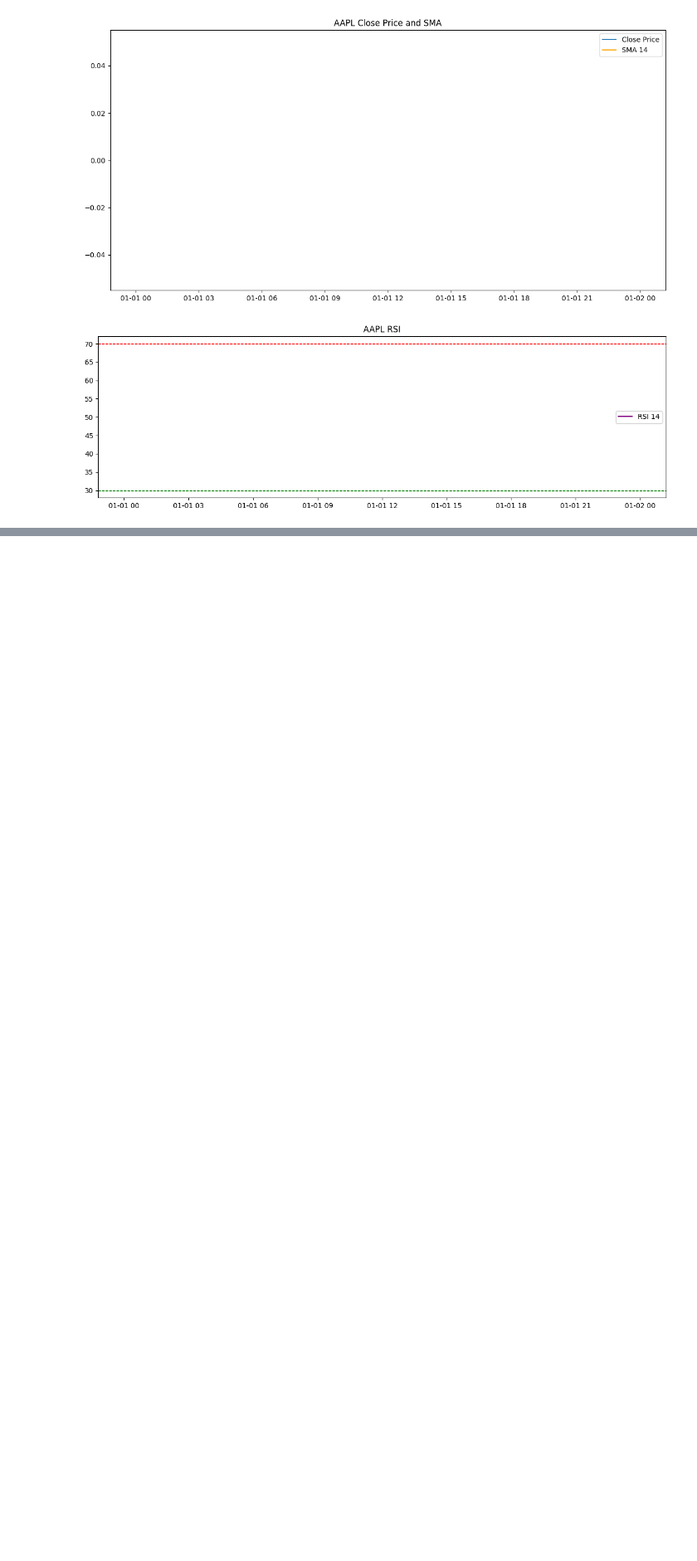
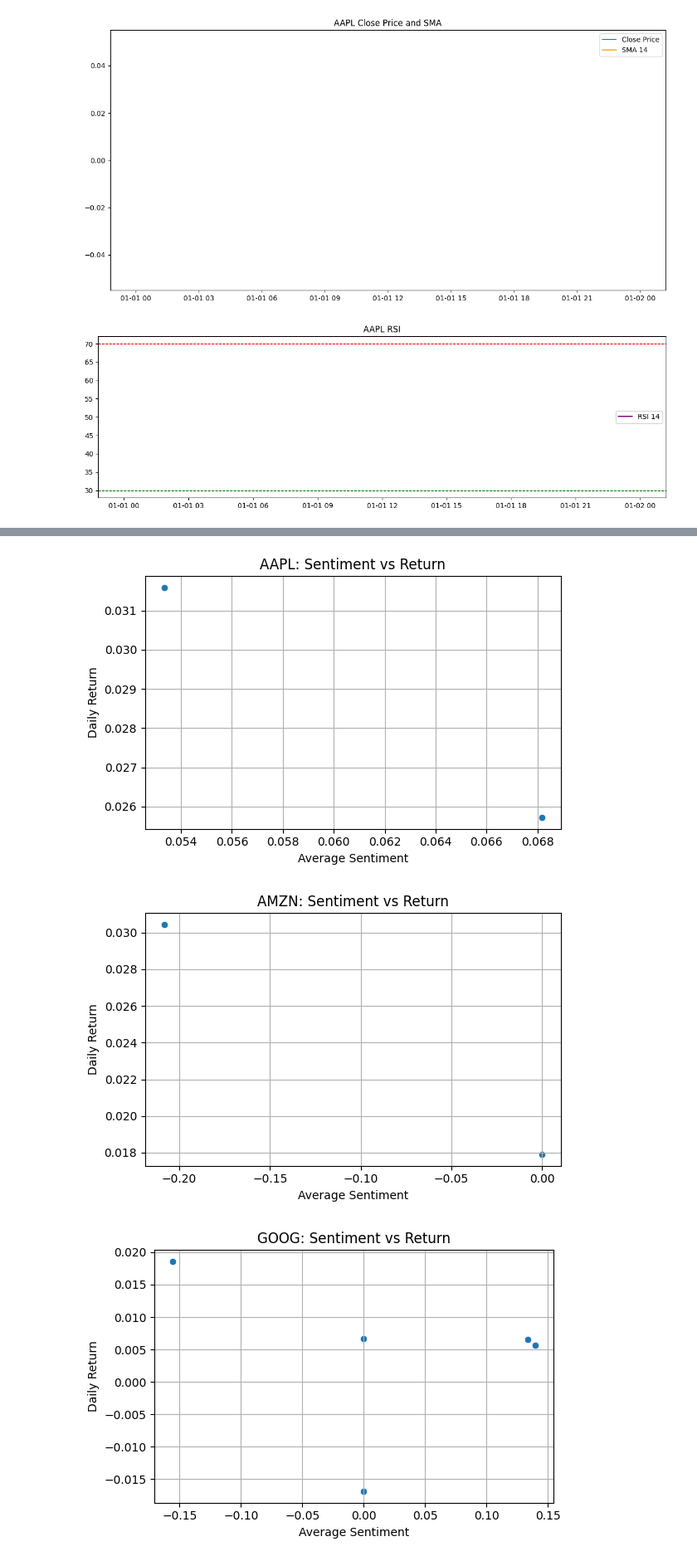
Before and after one commit to selkif/AIM-W1, a Jupyter notebook: notebooks/eda.ipynb, the cells around one changed output, grey strips where cells are left out. Shown at 83% size. Cells and saved outputs as stored; diff of their text form; code cells hidden in the pictures; blank space fills up the shorter version.

```diff
--- a/notebooks/eda.ipynb
+++ b/notebooks/eda.ipynb
@@ -148,0 +172,13 @@ plt.show()
+# %%
+# Group by stock and date
+daily_sentiment = df_news.groupby(['stock', 'date'])['sentiment'].mean().reset_index()
+daily_sentiment.columns = ['stock', 'date', 'avg_sentiment']
+# %%
+# Clean dates again
+daily_sentiment['date'] = pd.to_datetime(daily_sentiment['date']).dt.tz_localize(None).dt.normalize()
+df_all_tech['date'] = pd.to_datetime(df_all_tech['date']).dt.normalize()
+
+# Merge
+df_merged = pd.merge(daily_sentiment, df_all_tech, on=['stock', 'date'], how='inner')
+print("Merged shape:", df_merged.shape)
+print(df_merged.head())
@@ -148,0 +200,14 @@ plt.show()
+# %%
+# Drop duplicate stock-date rows (keep first)
+df_merged = df_merged.drop_duplicates(subset=['stock', 'date'])
+# %%
+results = []
+
+for stock, group in df_merged.groupby('stock'):
+    group = group.dropna(subset=['avg_sentiment', 'return'])
+    if len(group) > 1:
+        corr = group['avg_sentiment'].corr(group['return'])
+        results.append({'stock': stock, 'correlation': corr})
+
+correlations = pd.DataFrame(results)
+print(correlations)
@@ -148,0 +222,19 @@ plt.show()
+# %%
+
+
+for stock in df_merged['stock'].unique():
+    subset = df_merged[df_merged['stock'] == stock]
+
+    plt.figure(figsize=(6, 4))
+    sns.scatterplot(data=subset, x='avg_sentiment', y='return')
+    plt.title(f'{stock}: Sentiment vs Return')
+    plt.xlabel('Average Sentiment')
+    plt.ylabel('Daily Return')
+    plt.grid(True)
+    plt.tight_layout()
+    plt.savefig(f'../images/{stock}_sentiment_vs_return.png')
+    plt.show()
+# %% [output]
+[figure, added]
+[figure, added]
+[figure, added]
```
Also changed, not shown: parts of 15 cells of this notebook, 6 other files.
